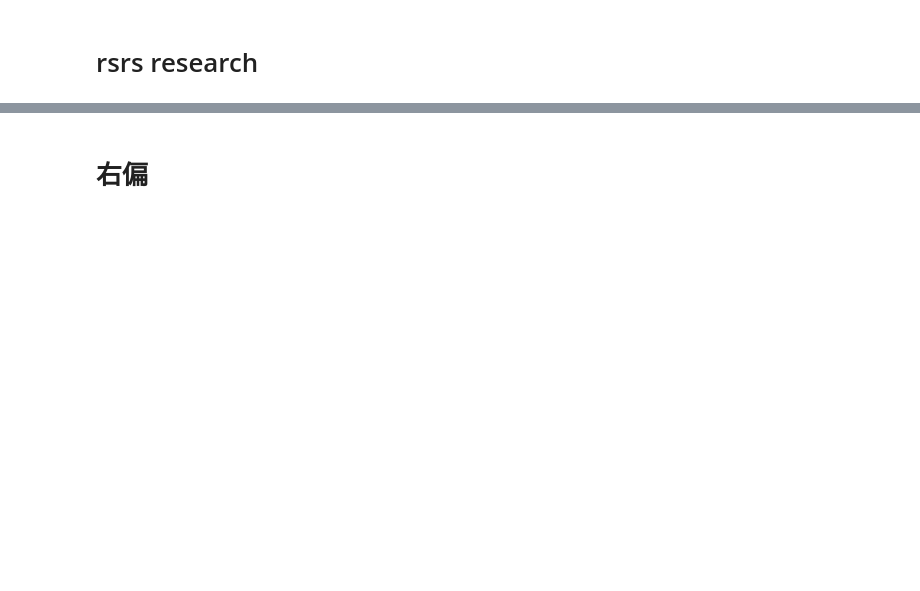
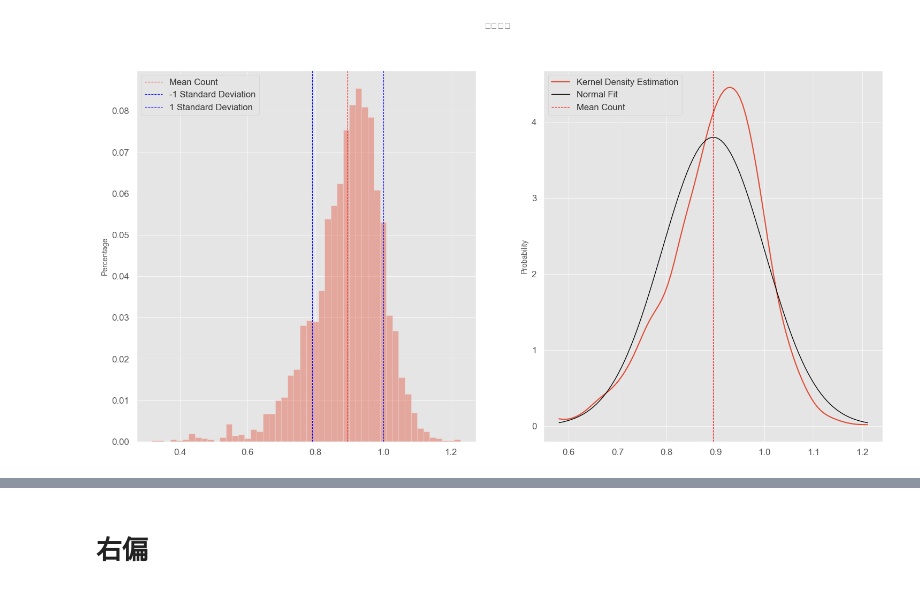
Before and after one commit to roger2389/RSRS-market-timing, a Jupyter notebook: code/rs.ipynb, the cells around one changed output, grey strips where cells are left out. Drawn from its saved outputs; the diff is of its cells as text; code cells hidden in the pictures; blank space fills up the shorter version.

```diff
--- a/code/rs.ipynb
+++ b/code/rs.ipynb
@@ -311,2 +23,19 @@ result_df
-# %% [markdown]
-# rsrs research
+# %%
+df = twse
+def Cal_RSRS(df, N):
+    df=df.copy()
+    temp = [np.nan]*N
+
+    for row in range(len(df)-N):
+
+        y = df['high_d'][row:row+N]
+        x = df['low_d'][row:row+N]
+
+        beta = np.polyfit(x, y, 1)[0]
+
+        temp.append(beta)
+
+    df['RSRS'] = temp
+    return df
+
+RSRS_df=Cal_RSRS(df,18)
@@ -312,0 +53,46 @@ result_df
+# %%
+import scipy.stats as st
+def stat_depict_plot(df, col,title):
+
+    df = df[~df[col].isna()].copy()
+
+    avgRet = np.mean(df[col])
+    medianRet = np.median(df[col])
+    stdRet = np.std(df[col])
+    skewRet = st.skew(df[col])
+    kurtRet = st.kurtosis(df[col])
+
+    plt.style.use('ggplot')
+    fig = plt.figure(figsize=(18, 9))
+    plt.suptitle(title)
+    v = df[col]
+    x = np.linspace(avgRet - 3*stdRet, avgRet + 3*stdRet, 100)
+    y = st.norm.pdf(x, avgRet, stdRet)
+    kde = st.gaussian_kde(v)
+
+    # plot the histogram
+    plt.subplot(121)
+    plt.hist(v, 50, weights=np.ones(len(v))/len(v), alpha=0.4)
+    plt.axvline(x=avgRet, color='red', linestyle='--',
+                linewidth=0.8, label='Mean Count')
+    plt.axvline(x=avgRet - stdRet, color='blue', linestyle='--',
+                linewidth=0.8, label='-1 Standard Deviation')
+    plt.axvline(x=avgRet + stdRet, color='blue', linestyle='--',
+                linewidth=0.8, label='1 Standard Deviation')
+    plt.ylabel('Percentage', fontsize=10)
+    plt.legend(fontsize=12)
+
+    # plot the kde and normal fit
+    plt.subplot(122)
+    plt.plot(x, kde(x), label='Kernel Density Estimation')
+    plt.plot(x, y, color='black', linewidth=1, label='Normal Fit')
+    plt.ylabel('Probability', fontsize=10)
+    plt.axvline(x=avgRet, color='red', linestyle='--',
+                linewidth=0.8, label='Mean Count')
+    plt.legend(fontsize=12)
+    return plt.show()
+
+
+stat_depict_plot(RSRS_df,'RSRS','數據分布')
+# %% [output]
+[figure, added]
```
Also changed, not shown: parts of 36 cells of this notebook.
